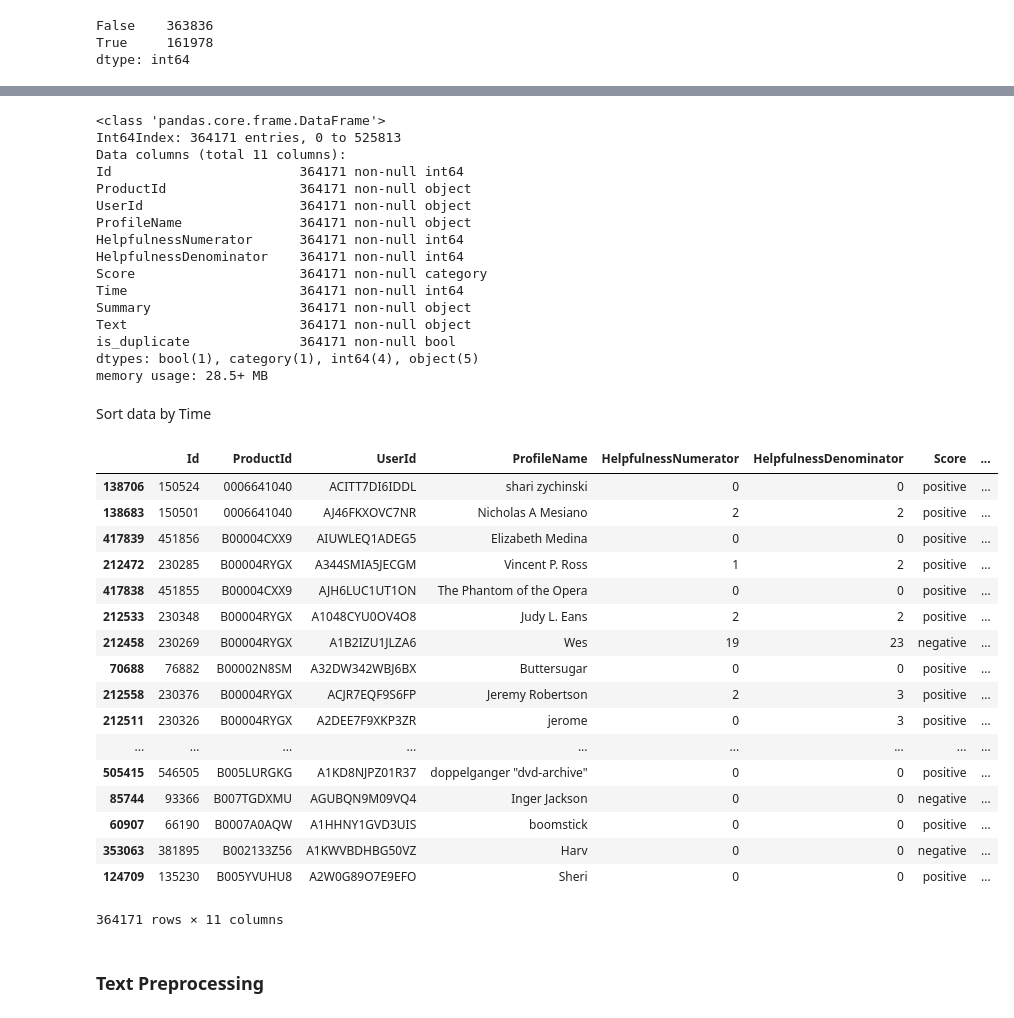
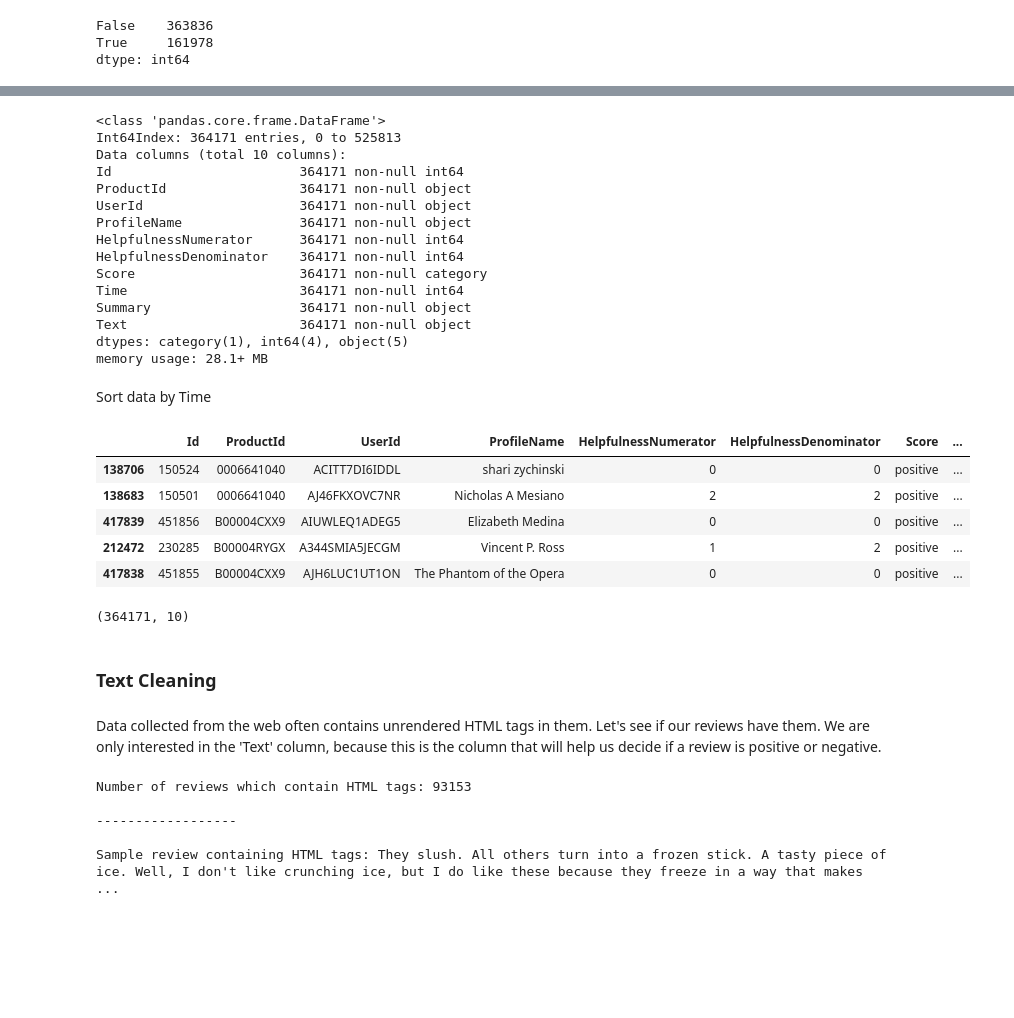
Before and after one commit to tanmay-kulkarni/dimensionality_reduction, a Jupyter notebook: t-SNE on Amazon reviews.ipynb, the cells around one changed output, grey strips where cells are left out. Drawn from its saved outputs; the diff is of its cells as text; code cells hidden in the pictures; blank space fills up the shorter version.

```diff
--- a/t-SNE on Amazon reviews.ipynb
+++ b/t-SNE on Amazon reviews.ipynb
@@ -116,2 +128,2 @@ memory usage: 61.1+ MB
 # %%
-%timeit df.drop_duplicates(subset={"UserId","ProfileName","Time","Text"}, keep = 'first', inplace=True)
+df.drop_duplicates(subset={"UserId","ProfileName","Time","Text"}, keep = 'first', inplace=True)
@@ -122,7 +132,7 @@ df.info()
 # %% [output]
 <class 'pandas.core.frame.DataFrame'>
 Int64Index: 364171 entries, 0 to 525813
-Data columns (total 11 columns):
+Data columns (total 10 columns):
 Id                        364171 non-null int64
 ProductId                 364171 non-null object
 UserId                    364171 non-null object
@@ -133,33 +143,26 @@ Score                     364171 non-null category
 Time                      364171 non-null int64
 Summary                   364171 non-null object
 Text                      364171 non-null object
-is_duplicate              364171 non-null bool
-dtypes: bool(1), category(1), int64(4), object(5)
-memory usage: 28.5+ MB
+dtypes: category(1), int64(4), object(5)
+memory usage: 28.1+ MB
 # %% [markdown]
 Sort data by Time
 # %%
 df.sort_values('Time', ascending=True,inplace=True)
 # %%
-df
+df.head()
 # %% [output]
 |  | Id | ProductId | UserId | ProfileName | HelpfulnessNumerator | HelpfulnessDenominator | Score | ... |
 | 138706 | 150524 | 0006641040 | ACITT7DI6IDDL | shari zychinski | 0 | 0 | positive | ... |
 | 138683 | 150501 | 0006641040 | AJ46FKXOVC7NR | Nicholas A Mesiano | 2 | 2 | positive | ... |
 | 417839 | 451856 | B00004CXX9 | AIUWLEQ1ADEG5 | Elizabeth Medina | 0 | 0 | positive | ... |
 | 212472 | 230285 | B00004RYGX | A344SMIA5JECGM | Vincent P. Ross | 1 | 2 | positive | ... |
 | 417838 | 451855 | B00004CXX9 | AJH6LUC1UT1ON | The Phantom of the Opera | 0 | 0 | positive | ... |
-| 212533 | 230348 | B00004RYGX | A1048CYU0OV4O8 | Judy L. Eans | 2 | 2 | positive | ... |
-| 212458 | 230269 | B00004RYGX | A1B2IZU1JLZA6 | Wes | 19 | 23 | negative | ... |
-| 70688 | 76882 | B00002N8SM | A32DW342WBJ6BX | Buttersugar | 0 | 0 | positive | ... |
-| 212558 | 230376 | B00004RYGX | ACJR7EQF9S6FP | Jeremy Robertson | 2 | 3 | positive | ... |
-| 212511 | 230326 | B00004RYGX | A2DEE7F9XKP3ZR | jerome | 0 | 3 | positive | ... |
-| ... | ... | ... | ... | ... | ... | ... | ... | ... |
-| 505415 | 546505 | B005LURGKG | A1KD8NJPZ01R37 | doppelganger "dvd-archive" | 0 | 0 | positive | ... |
-| 85744 | 93366 | B007TGDXMU | AGUBQN9M09VQ4 | Inger Jackson | 0 | 0 | negative | ... |
-| 60907 | 66190 | B0007A0AQW | A1HHNY1GVD3UIS | boomstick | 0 | 0 | positive | ... |
-| 353063 | 381895 | B002133Z56 | A1KWVBDHBG50VZ | Harv | 0 | 0 | negative | ... |
-| 124709 | 135230 | B005YVUHU8 | A2W0G89O7E9EFO | Sheri | 0 | 0 | positive | ... |
-364171 rows × 11 columns
+# %%
+df.shape
+# %% [output]
+(364171, 10)
 # %% [markdown]
-### Text Preprocessing
+### Text Cleaning
+# %% [markdown]
+Data collected from the web often contains unrendered HTML tags in them. Let's see if our reviews have them. We are only interested in the 'Text' column, because this is the column that will help us decide if a review is positive or negative.
@@ -165,0 +177,9 @@ df
+# %%
+print('Number of reviews which contain HTML tags: {}'.format(i), end='\n\n------------------\n\n')
+print('Sample review containing HTML tags: {}'.format(r))
+# %% [output]
+Number of reviews which contain HTML tags: 93153
+
+------------------
+
+Sample review containing HTML tags: They slush. All others turn into a frozen stick. A tasty piece of ice. Well, I don't like crunching ice, but I do like these because they freeze in a way that makes ...
```
Also changed, not shown: parts of 35 cells of this notebook.
